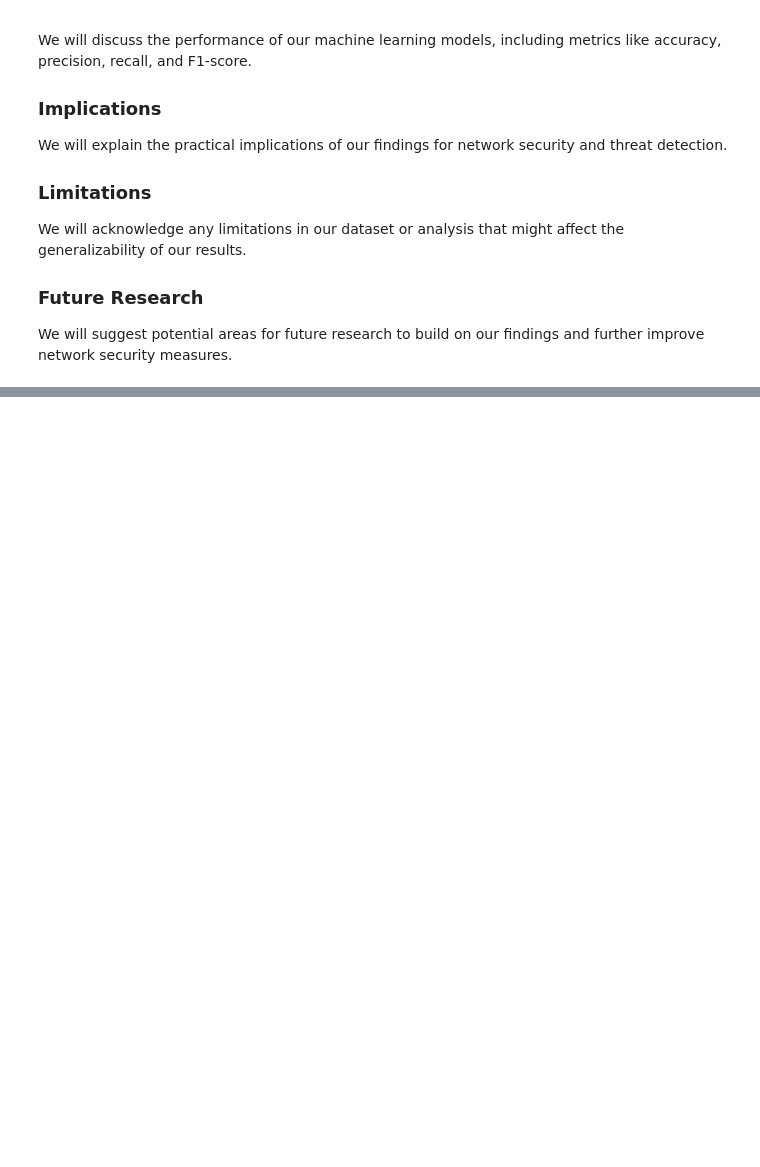
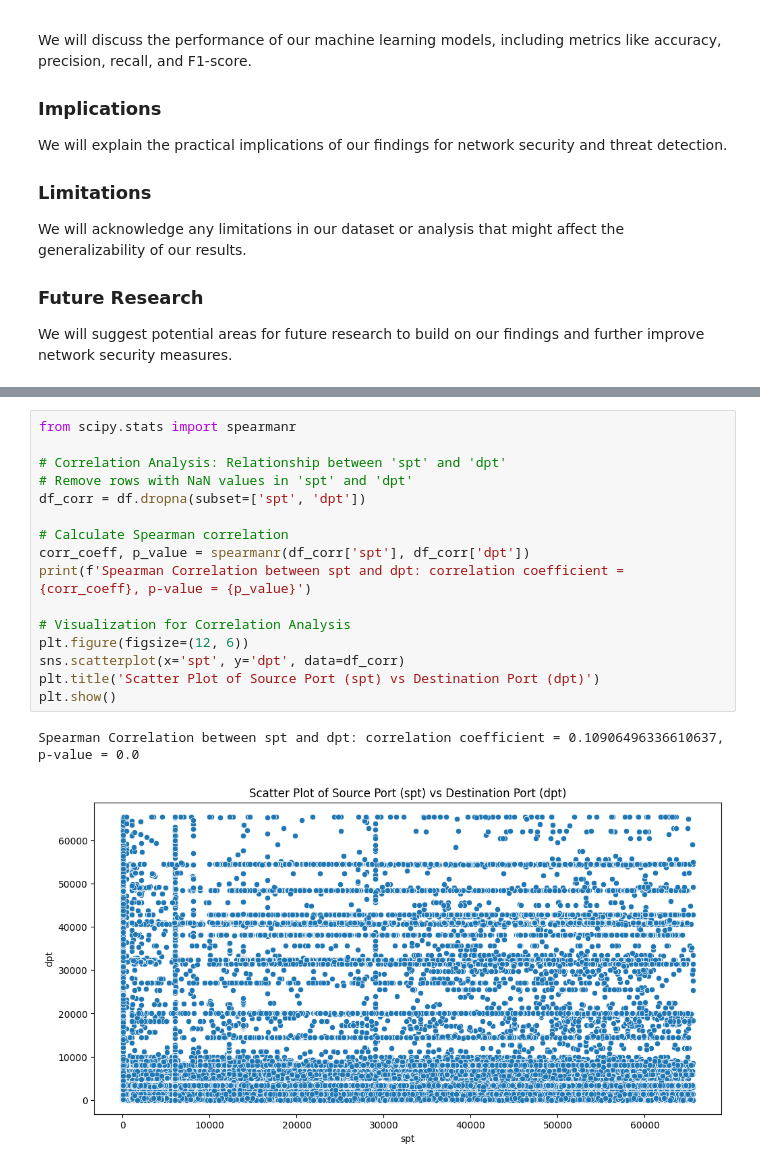
Before and after one commit to Sonok/CMSC320_Final_Project, a Jupyter notebook: CMSC320FinalProject.ipynb, the cells around one changed output, grey strips where cells are left out. Drawn from its saved outputs; the diff is of its cells as text; blank space fills up the shorter version.

```diff
--- a/CMSC320FinalProject.ipynb
+++ b/CMSC320FinalProject.ipynb
@@ -63,0 +203,19 @@ ModuleNotFoundError: No module named 'pandas'
+# %%
+from scipy.stats import spearmanr
+
+# Correlation Analysis: Relationship between 'spt' and 'dpt'
+# Remove rows with NaN values in 'spt' and 'dpt'
+df_corr = df.dropna(subset=['spt', 'dpt'])
+
+# Calculate Spearman correlation
+corr_coeff, p_value = spearmanr(df_corr['spt'], df_corr['dpt'])
+print(f'Spearman Correlation between spt and dpt: correlation coefficient = {corr_coeff}, p-value = {p_value}')
+
+# Visualization for Correlation Analysis
+plt.figure(figsize=(12, 6))
+sns.scatterplot(x='spt', y='dpt', data=df_corr)
+plt.title('Scatter Plot of Source Port (spt) vs Destination Port (dpt)')
+plt.show()
+# %% [output]
+Spearman Correlation between spt and dpt: correlation coefficient = 0.10906496336610637, p-value = 0.0
+[figure, added]
```
Also changed, not shown: parts of 11 cells of this notebook, 1 other file.
